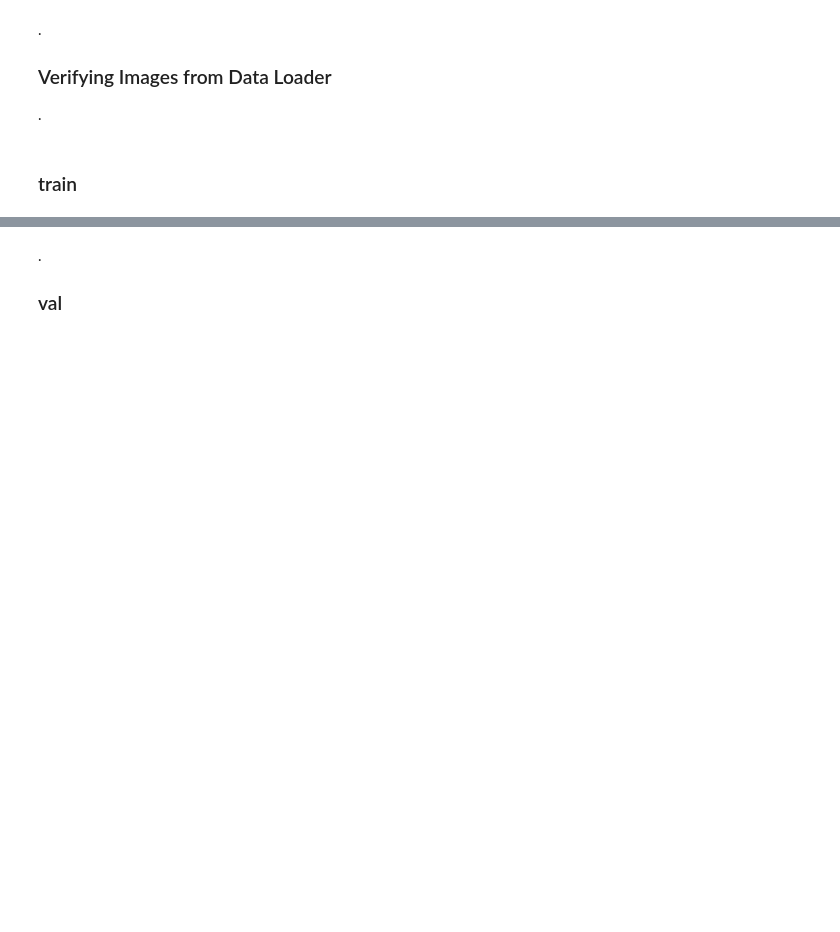
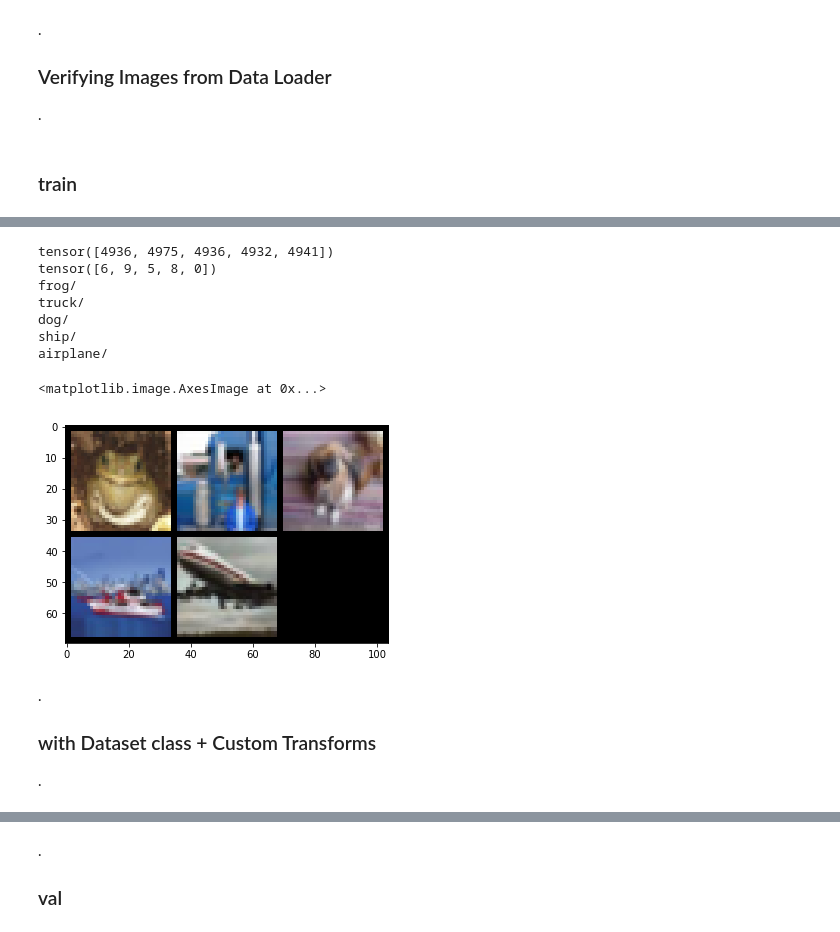
Before and after one commit to vwrj/measuring-augmentation-boost, a Jupyter notebook: dataset_viewer.ipynb, the cells around one changed output, grey strips where cells are left out. Saved outputs shown, nothing was run; the diff lists cells and outputs as text; code cells hidden in the pictures; blank space fills up the shorter version.

```diff
--- a/dataset_viewer.ipynb
+++ b/dataset_viewer.ipynb
@@ -20,3 +45,26 @@ from datasets import id2class, CIFAR10Dataset
+# %%
+img, target, img_id = next(iter(val_dl))
+print(img_id)
+print(target)
+[print(id2class(x)) for x in target]
+
+plt.imshow(torchvision.utils.make_grid(img, nrow=3).numpy().transpose(1, 2, 0))
+# %% [output]
+tensor([4936, 4975, 4936, 4932, 4941])
+tensor([6, 9, 5, 8, 0])
+frog/
+truck/
+dog/
+ship/
+airplane/
+<matplotlib.image.AxesImage at 0x...>
+[figure, added]
+# %% [markdown]
+.
+
+### with Dataset class + Custom Transforms
+
+.
 # %%
 root_dir = '/scratch/vr1059/cifar10/data/'
 
```
Also changed, not shown: parts of 12 cells of this notebook, 1 other file.
